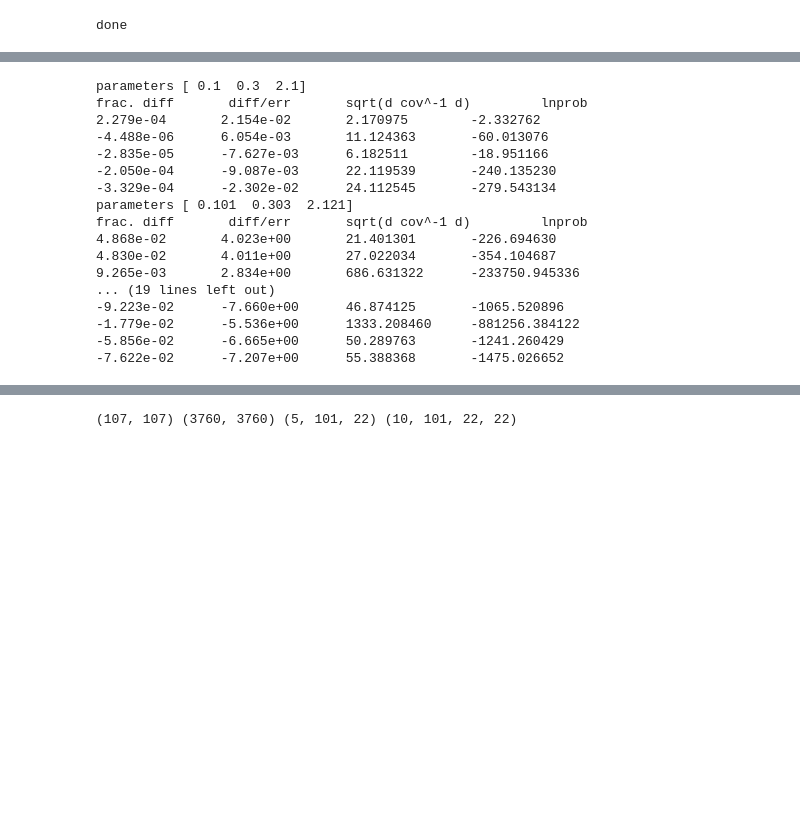
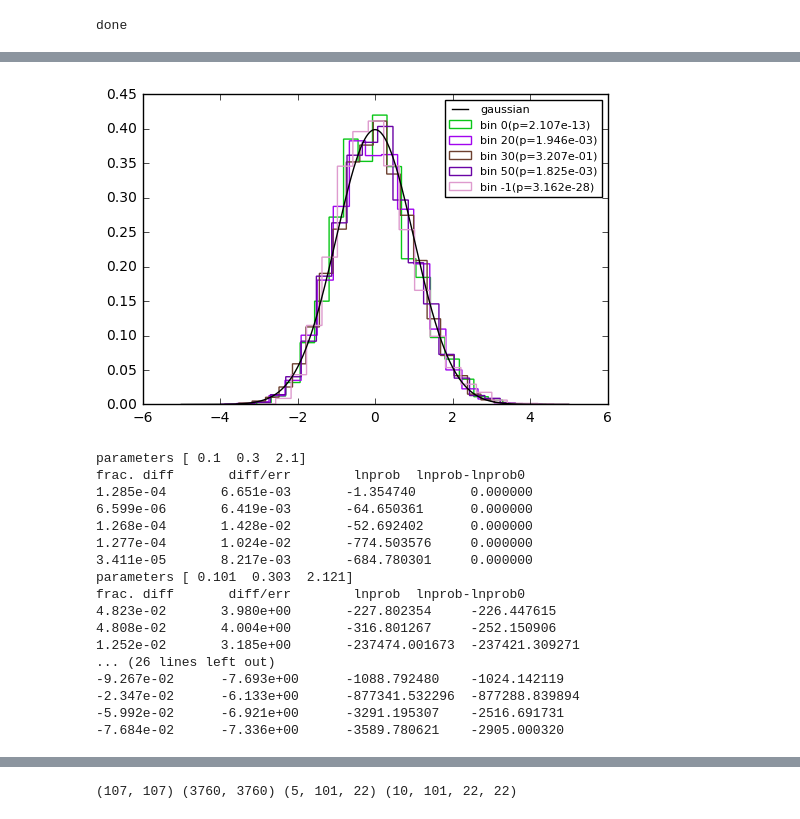
Before and after one commit to liuxx479/PDFs, a Jupyter notebook: likelihood.ipynb, the cells around one changed output, grey strips where cells are left out. Cells and saved outputs as stored; diff of their text form; code cells hidden in the pictures; blank space fills up the shorter version.

Commit message:
fixed range prior

```diff
--- a/likelihood.ipynb
+++ b/likelihood.ipynb
@@ -346,35 +375,56 @@ stats_std = [std(istat,axis=0) for istat in (psNauto_cov, psN_cov, pdf1dN_cov, c
+# %%
+seed(34)
+f,ax=subplots(1,1)
+for i in (0,20,30,50,-1):
+    icolor=rand(3)
+    pdfnormed=(pdf1dN_cov[:,i]-mean(pdf1dN_cov[:,i]))/std(pdf1dN_cov[:,i])
+    Pnorm=stats.kstest(pdfnormed,'norm')[1]
+    #N=mean(pdf1dN_cov[:,i])
+    ax.hist(pdfnormed,histtype='step',label='bin %i(p=%.3e)'%(i,Pnorm),bins=20,normed=1,color=icolor)
+x=linspace(-5,5,1000)
+y=1./sqrt(2*pi)*exp(-x**2/2.)
+
+ax.plot(x,y,'k-',label='gaussian')
+ax.legend(fontsize=8)
+show()
+# %% [output]
+[figure, added]
 # %%
 p=fidu_params
+lnprob_fidu = [lnprob(fidu_params,jjj) for jjj in range(5)]
 def test_likelihood(p):
     print 'parameters', p
-    print 'frac. diff\t diff/err \tsqrt(d cov^-1 d) \t lnprob'
+    print 'frac. diff\t diff/err \t lnprob\t lnprob-lnprob0'
     for jjj in range(5):
         diff = emulators[jjj](p)-obss[jjj]
         print '%.3e\t%.3e\t%f\t%f'%(mean(emulators[jjj](p)/obss[jjj]-1),
                       mean((emulators[jjj](p)-obss[jjj])/(stats_std[jjj]/40.0)),
-                      sqrt(float(mat(diff)*covIs[jjj]*mat(diff).T)),
-                       float(-0.5*mat(diff)*covIs[jjj]*mat(diff).T)*rDH[jjj])
+                      #sqrt(float(mat(diff)*covIs[jjj]*mat(diff).T)),
+                       float(-0.5*mat(diff)*covIs[jjj]*mat(diff).T)*rDH[jjj],
+                       float(-0.5*mat(diff)*covIs[jjj]*mat(diff).T)*rDH[jjj]-lnprob_fidu[jjj])
 test_likelihood(p=fidu_params)
 test_likelihood(p=fidu_params*1.01)
+test_likelihood(p=fidu_params*1.00999999)
+
 test_likelihood(p=fidu_params*0.99)
 
 test_likelihood(p=fidu_params*1.02)
 test_likelihood(p=fidu_params*0.98)
 # %% [output]
 parameters [ 0.1  0.3  2.1]
-frac. diff       diff/err       sqrt(d cov^-1 d)         lnprob
-2.279e-04       2.154e-02       2.170975        -2.332762
--4.488e-06      6.054e-03       11.124363       -60.013076
--2.835e-05      -7.627e-03      6.182511        -18.951166
--2.050e-04      -9.087e-03      22.119539       -240.135230
--3.329e-04      -2.302e-02      24.112545       -279.543134
+frac. diff       diff/err        lnprob  lnprob-lnprob0
+1.285e-04       6.651e-03       -1.354740       0.000000
+6.599e-06       6.419e-03       -64.650361      0.000000
+1.268e-04       1.428e-02       -52.692402      0.000000
+1.277e-04       1.024e-02       -774.503576     0.000000
+3.411e-05       8.217e-03       -684.780301     0.000000
 parameters [ 0.101  0.303  2.121]
-frac. diff       diff/err       sqrt(d cov^-1 d)         lnprob
-4.868e-02       4.023e+00       21.401301       -226.694630
-4.830e-02       4.011e+00       27.022034       -354.104687
-9.265e-03       2.834e+00       686.631322      -233750.945336
-... (19 lines left out)
--9.223e-02      -7.660e+00      46.874125       -1065.520896
--1.779e-02      -5.536e+00      1333.208460     -881256.384122
--5.856e-02      -6.665e+00      50.289763       -1241.260429
--7.622e-02      -7.207e+00      55.388368       -1475.026652
+frac. diff       diff/err        lnprob  lnprob-lnprob0
+4.823e-02       3.980e+00       -227.802354     -226.447615
+4.808e-02       4.004e+00       -316.801267     -252.150906
+1.252e-02       3.185e+00       -237474.001673  -237421.309271
+... (26 lines left out)
+-9.267e-02      -7.693e+00      -1088.792480    -1024.142119
+-2.347e-02      -6.133e+00      -877341.532296  -877288.839894
+-5.992e-02      -6.921e+00      -3291.195307    -2516.691731
+-7.684e-02      -7.336e+00      -3589.780621    -2905.000320
```
Also changed, not shown: parts of 15 cells of this notebook.
